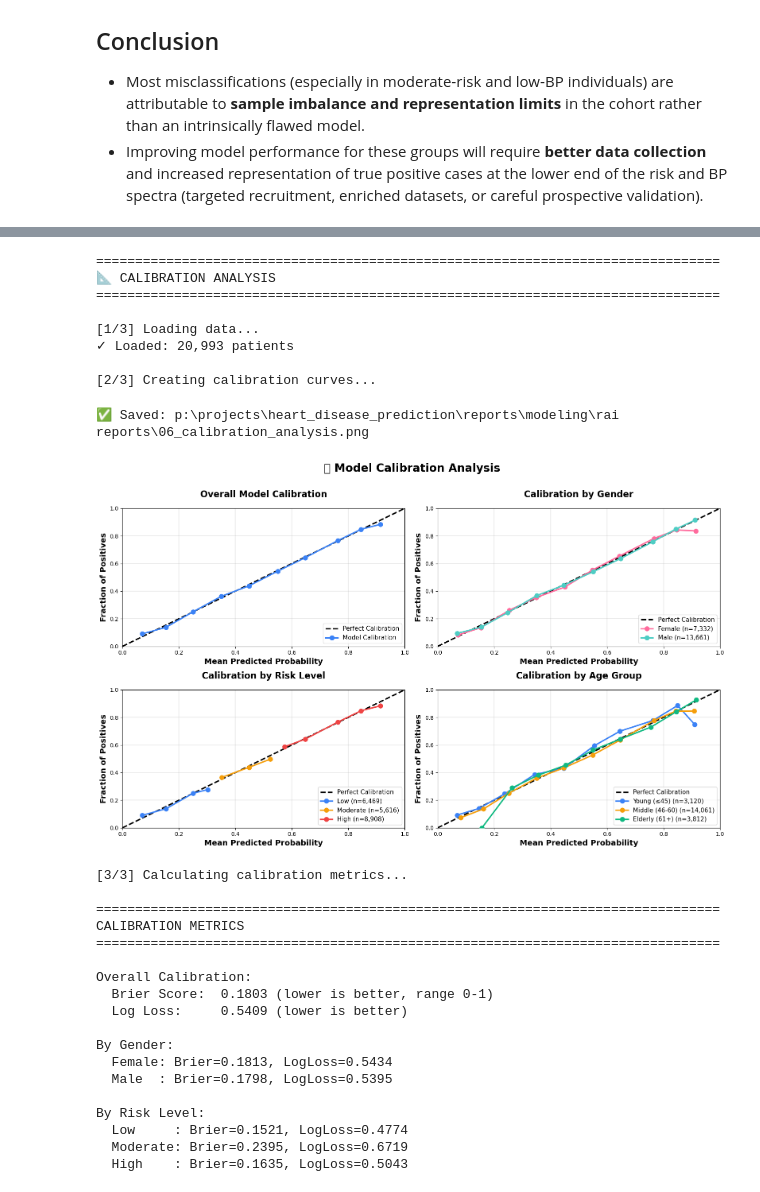
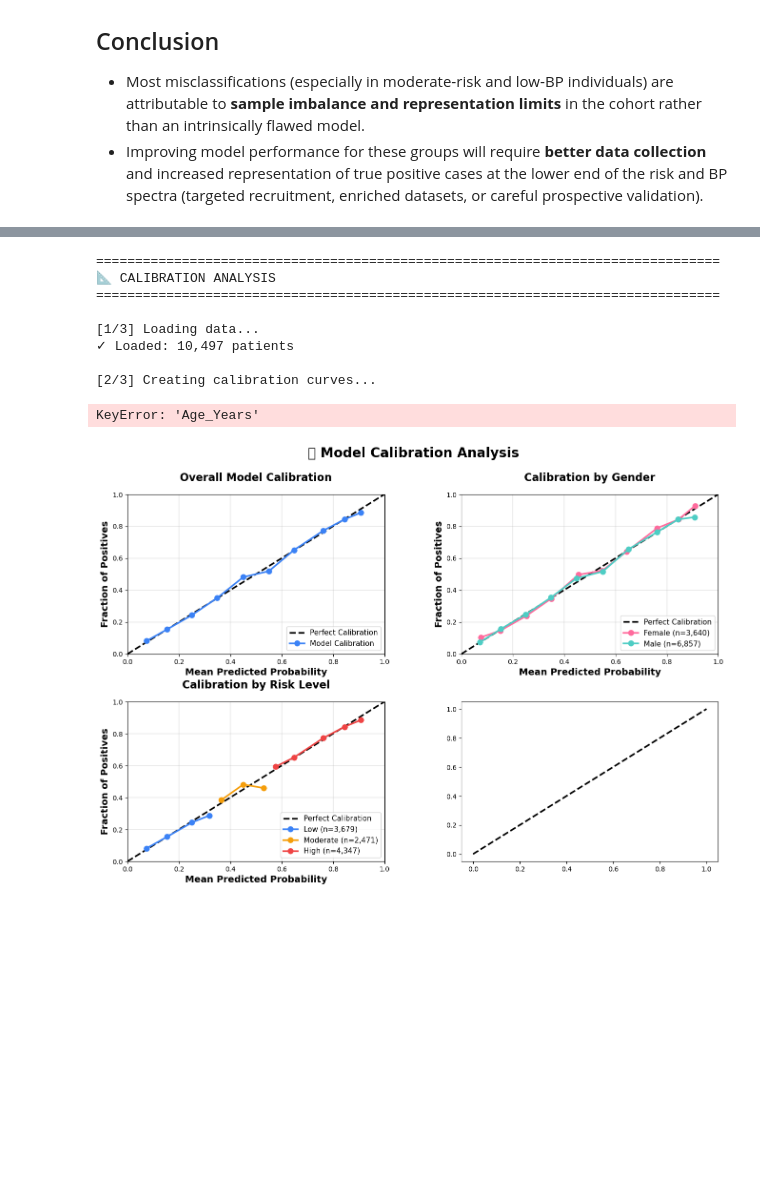
Before and after one commit to Ychandrasekharrao/heart-disease, a Jupyter notebook: src/notebooks/rai_dashboard.ipynb, the cells around one changed output, grey strips where cells are left out. Saved outputs shown, nothing was run; the diff lists cells and outputs as text; code cells hidden in the pictures; blank space fills up the shorter version.

```diff
--- a/src/notebooks/rai_dashboard.ipynb
+++ b/src/notebooks/rai_dashboard.ipynb
@@ -128,13 +194,6 @@ memory usage: 780.8 KB
 RAI ANALYSIS #1: GENDER FAIRNESS
 Analyzes model fairness between Female and Male patients
 """
-
-import numpy as np
-import pandas as pd
-import matplotlib.pyplot as plt
-from pathlib import Path
-from sklearn.metrics import confusion_matrix
-
 # ============================================================================
 # SETUP
 # ============================================================================
@@ -159,11 +218,7 @@ print("="*80)
 print("\n[1/3] Loading data...")
 
 # Load updated risk profiles (includes all features: Sex, BP, Age, etc.)
-df_test = pd.read_csv(METRICS_DIR / 'df_risk_profiles_updated.csv')
-
-# Map Sex encoding (0=Female, 1=Male) if numeric
-if df_test['Sex'].dtype in ['int8', 'int64', 'int32']:
-    df_test['Sex'] = df_test['Sex'].map({0: 'Female', 1: 'Male'})
+df_test = pd.read_csv(METRICS_DIR / 'risk_profiles_all.csv')
 
 print(f"✓ Loaded: {len(df_test):,} patients")
 print(f"✓ Gender distribution:")
@@ -1131,13 +911,6 @@ RAI ANALYSIS #4: PERFORMANCE BY RISK GROUPS
 Graph 3: Colors by metric (Sensitivity/Specificity)
 Graphs 1,2,4: Colors by risk group (Low/Moderate/High)
 """
-
-import numpy as np
-import pandas as pd
-import matplotlib.pyplot as plt
-from matplotlib.patches import Patch
-from pathlib import Path
-from sklearn.metrics import confusion_matrix
 
 # ============================================================================
 # SETUP
@@ -1162,7 +935,7 @@ print("="*80)
 # ============================================================================
 print("\n[1/2] Loading data...")
 
-df_risk_profiles = pd.read_csv(METRICS_DIR / 'df_risk_profiles_updated.csv')
+df_risk_profiles = pd.read_csv(METRICS_DIR / 'risk_profiles_all.csv')
 print(f"✓ Loaded: {len(df_risk_profiles):,} patients")
 
 # ============================================================================
@@ -1579,13 +1356,6 @@ KeyError: 'Sex'
 RAI ANALYSIS #6: CALIBRATION ANALYSIS
 Assessing reliability of predicted probabilities across subgroups
 """
-
-import numpy as np
-import pandas as pd
-import matplotlib.pyplot as plt
-from pathlib import Path
-from sklearn.calibration import calibration_curve
-
 # ============================================================================
 # SETUP
 # ============================================================================
@@ -1609,16 +1379,7 @@ print("="*80)
 # ============================================================================
 print("\n[1/3] Loading data...")
 
-df_risk_profiles = pd.read_parquet(METRICS_DIR / 'df_risk_profiles.parquet')
-X_test_full = pd.read_parquet(DATA_DIR / 'X_test.parquet')
-
-# Merge demographics
-X_test_indexed = X_test_full.reset_index(drop=True)
-X_test_indexed['Patient_Index'] = X_test_indexed.index
-df_test = df_risk_profiles.merge(X_test_indexed[['Patient_Index', 'Sex', 'Age_Years']],
-                                   on='Patient_Index', how='left')
-
-df_test['Sex'] = df_test['Sex'].map({0: 'Female', 1: 'Male'})
+df_test = pd.read_csv(METRICS_DIR / 'risk_profiles_all.csv')
 
 print(f"✓ Loaded: {len(df_test):,} patients")
 
@@ -1798,51 +1559,33 @@ overall_logloss = log_loss(df_test['Actual_Disease'], df_test['Risk_Score'])
 
 print(f"\nOverall Calibration:")
 print(f"  Brier Score:  {overall_brier:.4f} (lower is better, range 0-1)")
 print(f"  Log Loss:     {overall_logloss:.4f} (lower is better)")
 
 # By gender
 print(f"\nBy Gender:")
 for sex in ['Female', 'Male']:
     mask = df_test['Sex'] == sex
     if mask.sum() > 0:
         brier = brier_score_loss(df_test[mask]['Actual_Disease'], df_test[mask]['Risk_Score'])
         logloss = log_loss(df_test[mask]['Actual_Disease'], df_test[mask]['Risk_Score'])
         print(f"  {sex:6s}: Brier={brier:.4f}, LogLoss={logloss:.4f}")
 
 # By risk level
 print(f"\nBy Risk Level:")
 for risk_level in ['Low', 'Moderate', 'High']:
     mask = df_test['Risk_Level'] == risk_level
     if mask.sum() > 0:
         brier = brier_score_loss(df_test[mask]['Actual_Disease'], df_test[mask]['Risk_Score'])
         logloss = log_loss(df_test[mask]['Actual_Disease'], df_test[mask]['Risk_Score'])
         print(f"  {risk_level:8s}: Brier={brier:.4f}, LogLoss={logloss:.4f}")
 # %% [output]
 ================================================================================
 📐 CALIBRATION ANALYSIS
 ================================================================================
 
 [1/3] Loading data...
-✓ Loaded: 20,993 patients
+✓ Loaded: 10,497 patients
 
 [2/3] Creating calibration curves...
-✅ Saved: p:\projects\heart_disease_prediction\reports\modeling\rai reports\06_calibration_analysis.png
+KeyError: 'Age_Years'
-[figure, old version]
+[figure, new version]
-[3/3] Calculating calibration metrics...
-
-================================================================================
-CALIBRATION METRICS
-================================================================================
-
-Overall Calibration:
-  Brier Score:  0.1803 (lower is better, range 0-1)
-  Log Loss:     0.5409 (lower is better)
-
-By Gender:
-  Female: Brier=0.1813, LogLoss=0.5434
-  Male  : Brier=0.1798, LogLoss=0.5395
-
-By Risk Level:
-  Low     : Brier=0.1521, LogLoss=0.4774
-  Moderate: Brier=0.2395, LogLoss=0.6719
-  High    : Brier=0.1635, LogLoss=0.5043
```
Also changed, not shown: parts of 17 cells of this notebook, 1 other file.
